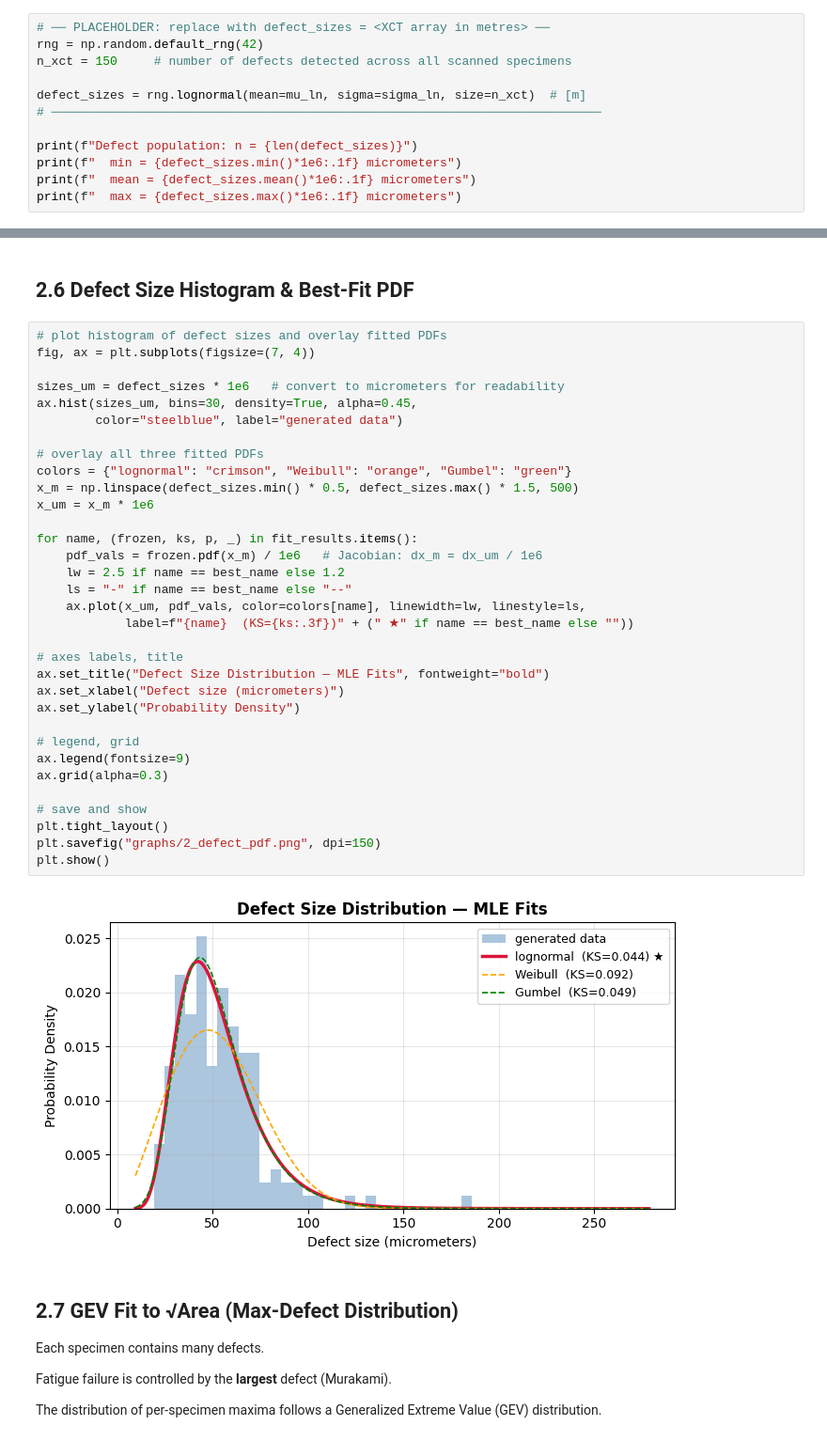
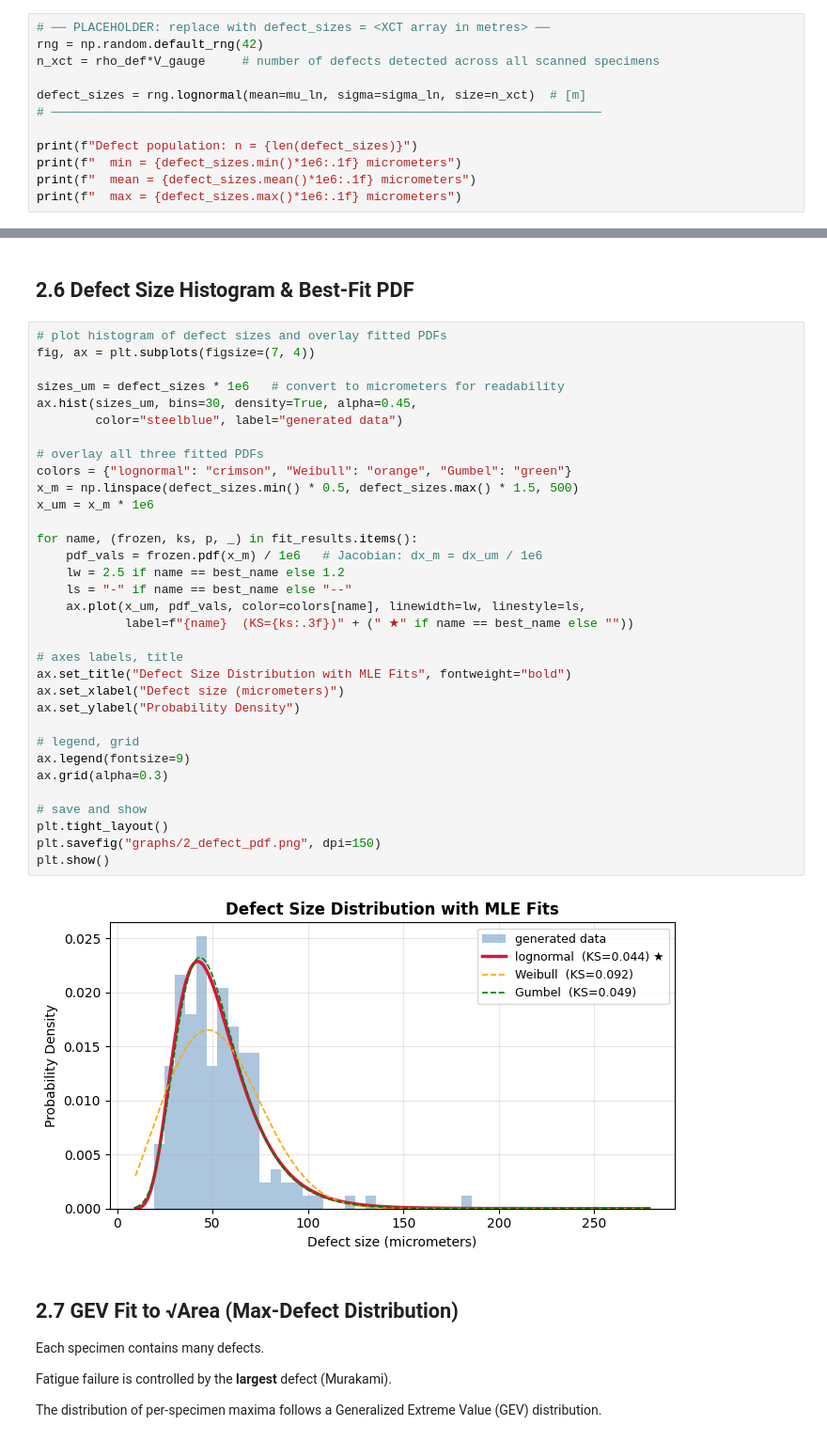
Before and after one commit to jessk816/pinn, a Jupyter notebook: models/paris/workflow.ipynb, the cells around one changed output, grey strips where cells are left out. Shown at 94% size. Saved outputs shown, nothing was run; the diff lists cells and outputs as text.

```diff
--- a/models/paris/workflow.ipynb
+++ b/models/paris/workflow.ipynb
@@ -213,7 +216,7 @@ Lognormal parameters at VED = 50.5 J/mm^3:
 # %%
 # ── PLACEHOLDER: replace with defect_sizes = <XCT array in metres> ──
 rng = np.random.default_rng(42)
-n_xct = 150     # number of defects detected across all scanned specimens
+n_xct = rho_def*V_gauge     # number of defects detected across all scanned specimens
 
 defect_sizes = rng.lognormal(mean=mu_ln, sigma=sigma_ln, size=n_xct)  # [m]
 # ───────────────────────────────────────────────────────────────────────────
@@ -296,35 +299,35 @@ fig, ax = plt.subplots(figsize=(7, 4))
 
 sizes_um = defect_sizes * 1e6   # convert to micrometers for readability
 ax.hist(sizes_um, bins=30, density=True, alpha=0.45,
         color="steelblue", label="generated data")
 
 # overlay all three fitted PDFs
 colors = {"lognormal": "crimson", "Weibull": "orange", "Gumbel": "green"}
 x_m = np.linspace(defect_sizes.min() * 0.5, defect_sizes.max() * 1.5, 500)
 x_um = x_m * 1e6
 
 for name, (frozen, ks, p, _) in fit_results.items():
     pdf_vals = frozen.pdf(x_m) / 1e6   # Jacobian: dx_m = dx_um / 1e6
     lw = 2.5 if name == best_name else 1.2
     ls = "-" if name == best_name else "--"
     ax.plot(x_um, pdf_vals, color=colors[name], linewidth=lw, linestyle=ls,
             label=f"{name}  (KS={ks:.3f})" + (" ★" if name == best_name else ""))
 
 # axes labels, title
-ax.set_title("Defect Size Distribution — MLE Fits", fontweight="bold")
+ax.set_title("Defect Size Distribution with MLE Fits", fontweight="bold")
 ax.set_xlabel("Defect size (micrometers)")
 ax.set_ylabel("Probability Density")
 
 # legend, grid
 ax.legend(fontsize=9)
 ax.grid(alpha=0.3)
 
 # save and show
 plt.tight_layout()
 plt.savefig("graphs/2_defect_pdf.png", dpi=150)
 plt.show()
 # %% [output]
-[figure, old version]
+[figure, new version]
 # %% [markdown]
 ## 2.7 GEV Fit to √Area (Max-Defect Distribution)
 Each specimen contains many defects.
```
Also changed, not shown: parts of 18 cells of this notebook, 8 other files.
